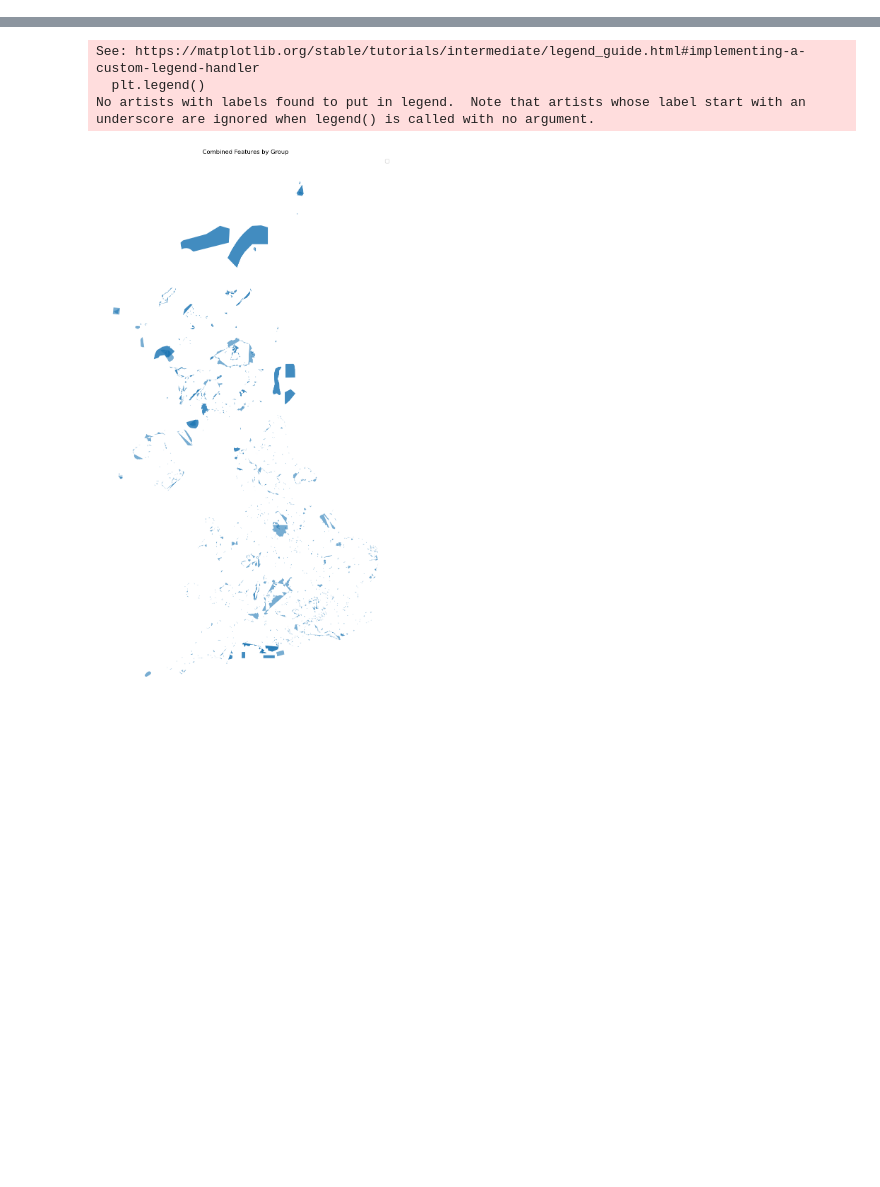
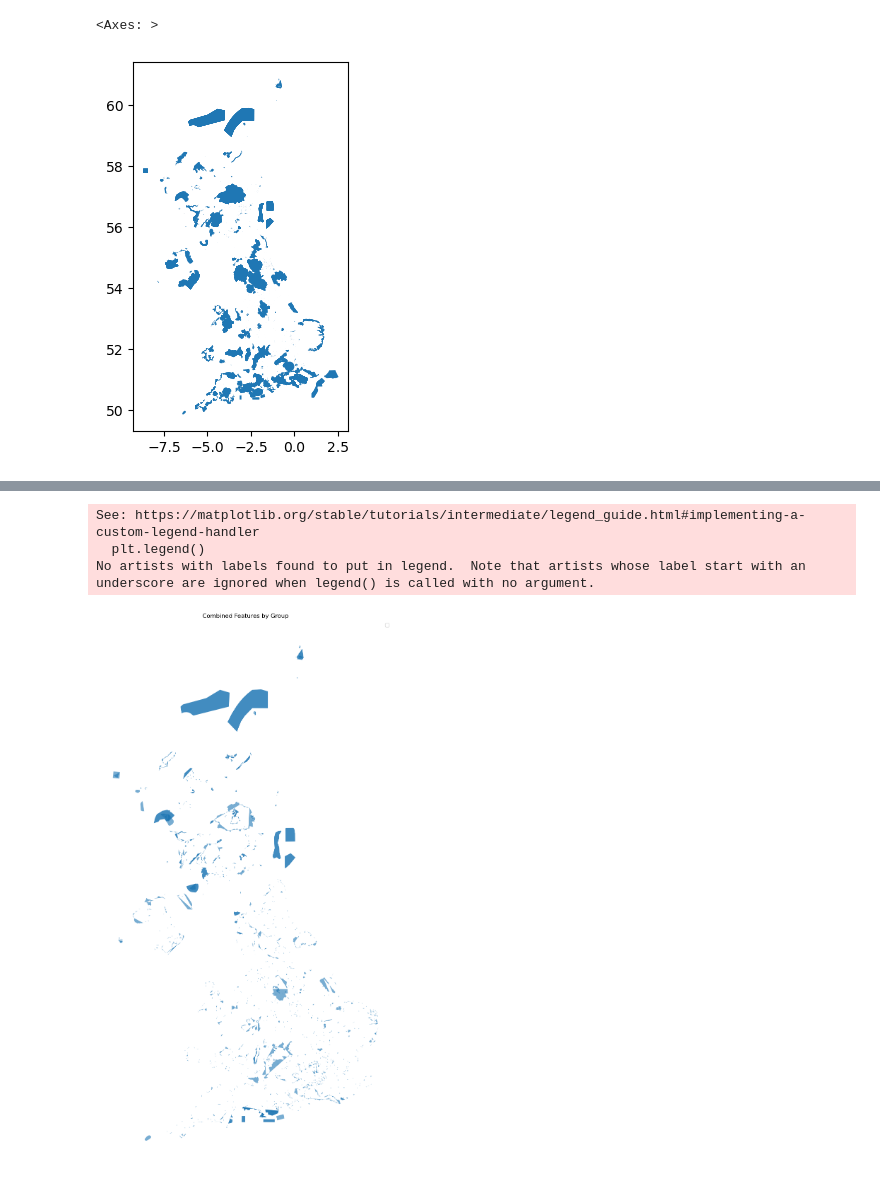
Before and after one commit to a-saveleva/casa_0003_group_project, a Jupyter notebook: data/natural_assets_dataset/data_load.ipynb, the cells around one changed output, grey strips where cells are left out. Drawn from its saved outputs; the diff is of its cells as text; code cells hidden in the pictures; blank space fills up the shorter version.

```diff
--- a/data/natural_assets_dataset/data_load.ipynb
+++ b/data/natural_assets_dataset/data_load.ipynb
@@ -231,0 +275,5 @@ for val in natural_values:
+# %%
+parks = ox.features_from_place("United Kingdom", tags = {"leisure": "park", "access": "public"})
+# %% [output]
+<Axes: >
+[figure, added]
```
Also changed, not shown: parts of 51 cells of this notebook, 6 other files.
